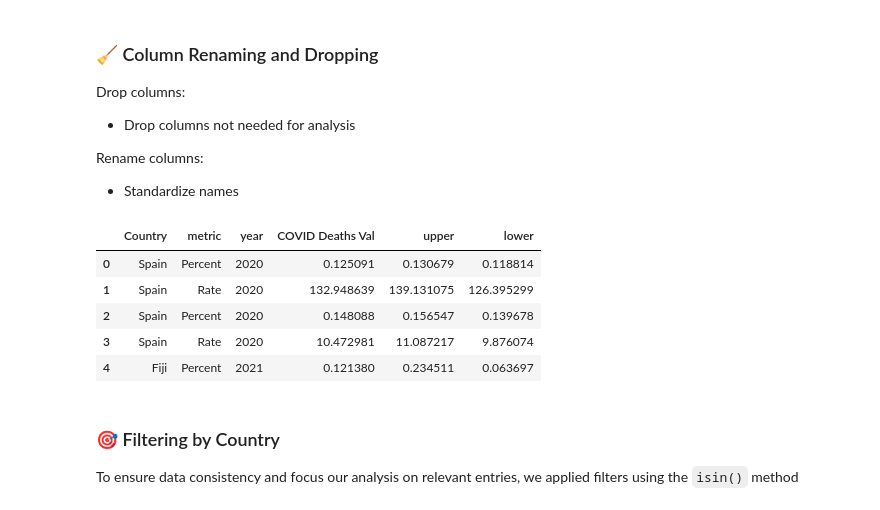
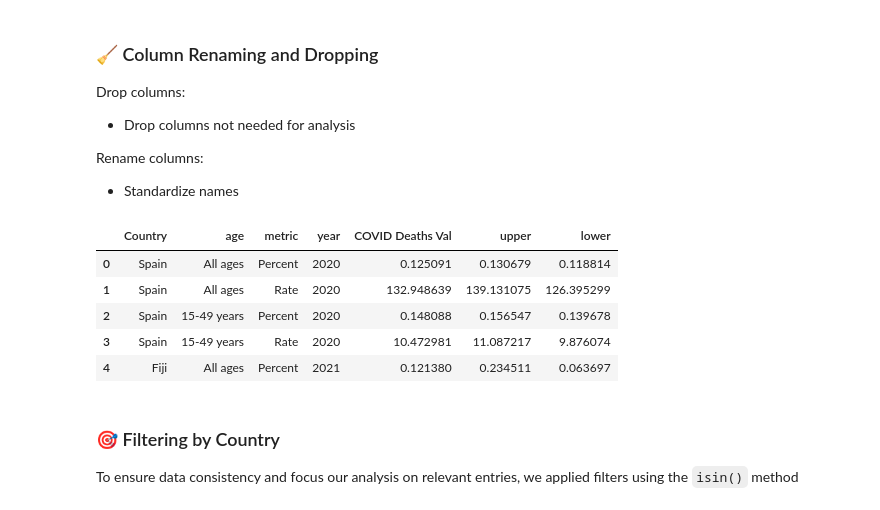
Before and after one commit to ibrahim-sisar/ET6-CDSP-group-09-repo, a Jupyter notebook: 2_data_preparation/covid_death_data_cleaning.ipynb, the cells around one changed output. Saved outputs shown, nothing was run; the diff lists cells and outputs as text; code cells hidden in the pictures.

```diff
--- a/2_data_preparation/covid_death_data_cleaning.ipynb
+++ b/2_data_preparation/covid_death_data_cleaning.ipynb
@@ -89,19 +89,19 @@ Rename columns:
 - Standardize names
 # %%
 cleaned_death_data = cleaned_death_data.drop(
-    ["sex", "age", "measure", "cause"], axis=1, errors="ignore"
+    ["sex", "measure", "cause"], axis=1, errors="ignore"
 )
 cleaned_death_data = cleaned_death_data.rename(
     columns={"val": "COVID Deaths Val", "location": "Country"}
 )
 cleaned_death_data.head()
 # %% [output]
-|  | Country | metric | year | COVID Deaths Val | upper | lower |
-| 0 | Spain | Percent | 2020 | 0.125091 | 0.130679 | 0.118814 |
-| 1 | Spain | Rate | 2020 | 132.948639 | 139.131075 | 126.395299 |
-| 2 | Spain | Percent | 2020 | 0.148088 | 0.156547 | 0.139678 |
-| 3 | Spain | Rate | 2020 | 10.472981 | 11.087217 | 9.876074 |
-| 4 | Fiji | Percent | 2021 | 0.121380 | 0.234511 | 0.063697 |
+|  | Country | age | metric | year | COVID Deaths Val | upper | lower |
+| 0 | Spain | All ages | Percent | 2020 | 0.125091 | 0.130679 | 0.118814 |
+| 1 | Spain | All ages | Rate | 2020 | 132.948639 | 139.131075 | 126.395299 |
+| 2 | Spain | 15-49 years | Percent | 2020 | 0.148088 | 0.156547 | 0.139678 |
+| 3 | Spain | 15-49 years | Rate | 2020 | 10.472981 | 11.087217 | 9.876074 |
+| 4 | Fiji | All ages | Percent | 2021 | 0.121380 | 0.234511 | 0.063697 |
 # %% [markdown]
 ### 🎯 Filtering by Country
 
```
Also changed, not shown: parts of 5 cells of this notebook, 1 other file.
